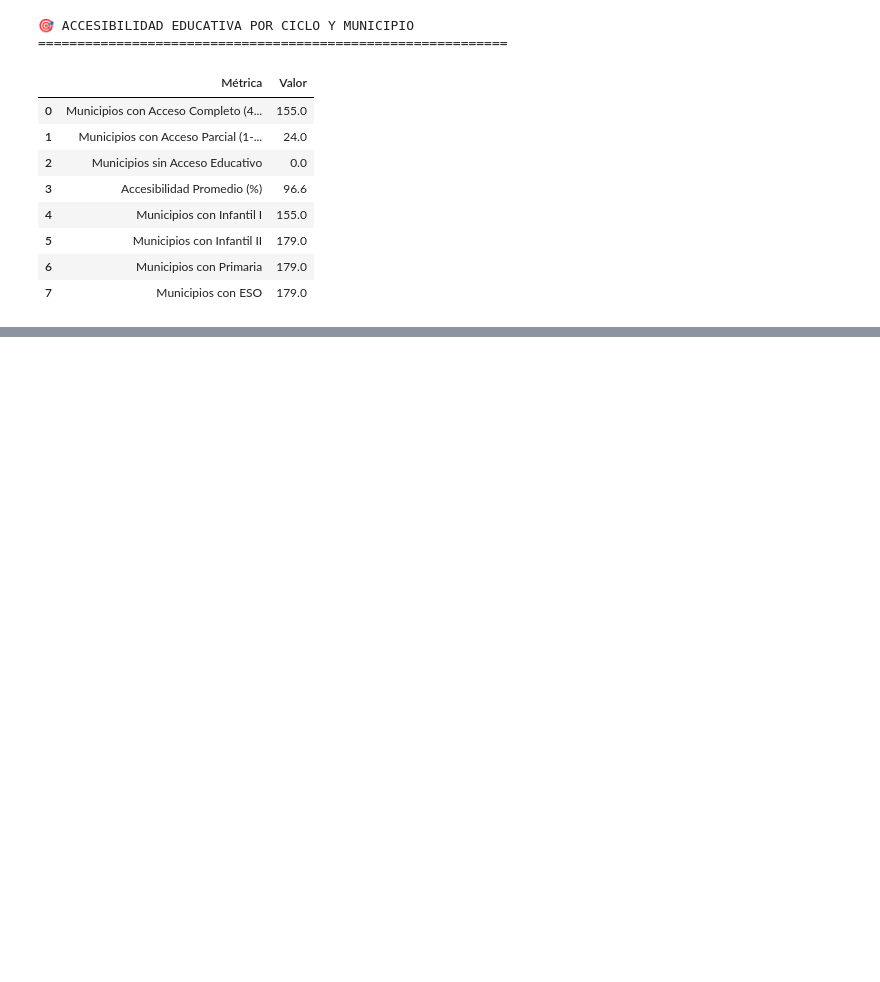
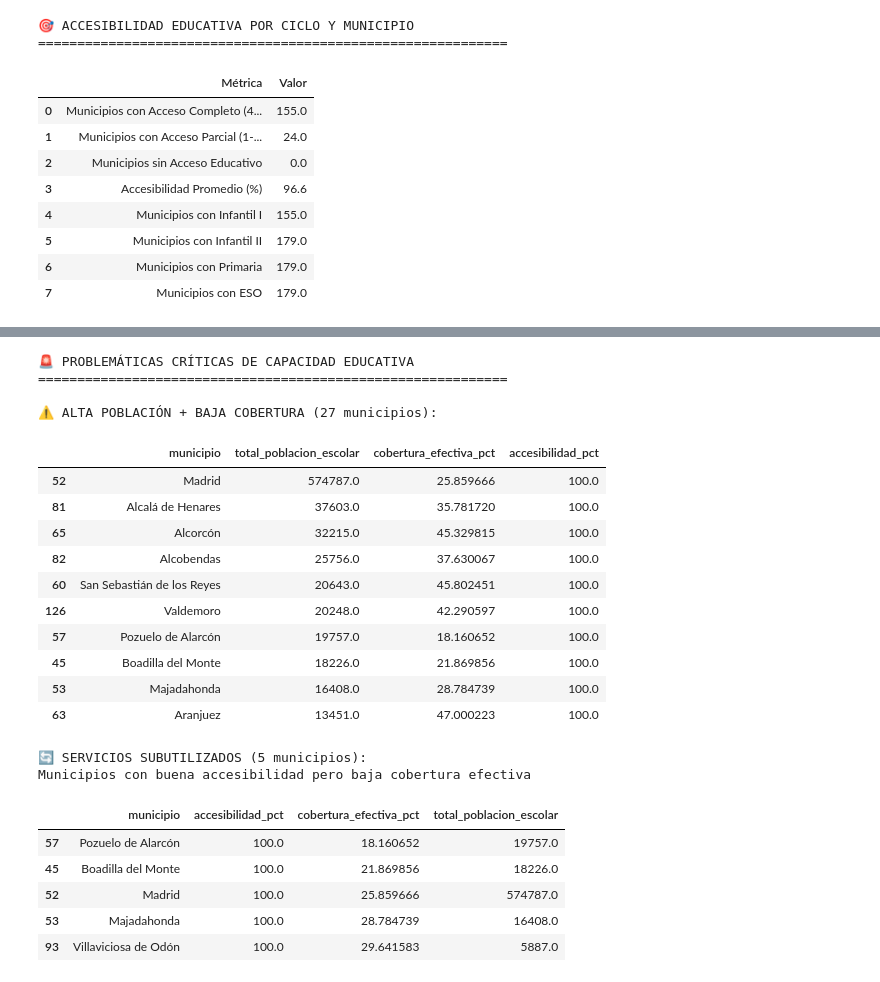
Before and after one commit to frankito24/FastAPIProject, a Jupyter notebook: notebooks/AnalisisEducacion.ipynb, the cells around one changed output, grey strips where cells are left out. Cells and saved outputs as stored; diff of their text form; code cells hidden in the pictures; blank space fills up the shorter version.

```diff
--- a/notebooks/AnalisisEducacion.ipynb
+++ b/notebooks/AnalisisEducacion.ipynb
@@ -890,0 +1164,67 @@ print("\n✅ ANÁLISIS DE ACCESIBILIDAD COMPLETADO")
+# %%
+# === IDENTIFICACIÓN DE PROBLEMÁTICAS CRÍTICAS ===
+print("🚨 PROBLEMÁTICAS CRÍTICAS DE CAPACIDAD EDUCATIVA")
+print("="*60)
+
+# 1. Municipios con alta población pero baja cobertura
+alta_poblacion_baja_cobertura = capacity_df[
+    (capacity_df['total_poblacion_escolar'] > capacity_df['total_poblacion_escolar'].quantile(0.75)) &
+    (capacity_df['cobertura_efectiva_pct'] < 50)
+].sort_values('total_poblacion_escolar', ascending=False)
+
+if not alta_poblacion_baja_cobertura.empty:
+    print(f"\n⚠️ ALTA POBLACIÓN + BAJA COBERTURA ({len(alta_poblacion_baja_cobertura)} municipios):")
+    display(alta_poblacion_baja_cobertura[['municipio', 'total_poblacion_escolar', 'cobertura_efectiva_pct', 'accesibilidad_pct']].head(10))
+
+# 2. Municipios con servicios disponibles pero baja utilización
+servicios_subutilizados = capacity_df[
+    (capacity_df['accesibilidad_pct'] >= 75) &
+    (capacity_df['cobertura_efectiva_pct'] < 30) &
+    (capacity_df['total_poblacion_escolar'] > 10)
+].sort_values('cobertura_efectiva_pct')
+
+if not servicios_subutilizados.empty:
+    print(f"\n🔄 SERVICIOS SUBUTILIZADOS ({len(servicios_subutilizados)} municipios):")
+    print("Municipios con buena accesibilidad pero baja cobertura efectiva")
+    display(servicios_subutilizados[['municipio', 'accesibilidad_pct', 'cobertura_efectiva_pct', 'total_poblacion_escolar']].head(10))
+
+# 3. Municipios con mayor demanda no atendida por ciclo - CORREGIDO
+print(f"\n🔥 MAYOR DEMANDA NO ATENDIDA POR CICLO:")
+for i, cycle in enumerate(cycles):
+    demanda_col = f'{cycle}_demanda_no_atendida'
+    if demanda_col in capacity_df.columns:
+        cycle_deficit = capacity_df[capacity_df[demanda_col] > 0].nlargest(5, demanda_col)
+        if not cycle_deficit.empty:
+            print(f"\n   • {cycle_names[i]}:")
+            for _, row in cycle_deficit.iterrows():
+                print(f"     - {row['municipio']}: {row[demanda_col]:.0f} niños sin atender")
+        else:
+            print(f"\n   • {cycle_names[i]}: No hay demanda no atendida registrada")
+    else:
+        print(f"\n   • {cycle_names[i]}: Datos no disponibles")
+
+print("\n✅ ANÁLISIS DE CAPACIDAD EDUCATIVA COMPLETADO")
+# %% [output]
+🚨 PROBLEMÁTICAS CRÍTICAS DE CAPACIDAD EDUCATIVA
+============================================================
+
+⚠️ ALTA POBLACIÓN + BAJA COBERTURA (27 municipios):
+|  | municipio | total_poblacion_escolar | cobertura_efectiva_pct | accesibilidad_pct |
+| 52 | Madrid | 574787.0 | 25.859666 | 100.0 |
+| 81 | Alcalá de Henares | 37603.0 | 35.781720 | 100.0 |
+| 65 | Alcorcón | 32215.0 | 45.329815 | 100.0 |
+| 82 | Alcobendas | 25756.0 | 37.630067 | 100.0 |
+| 60 | San Sebastián de los Reyes | 20643.0 | 45.802451 | 100.0 |
+| 126 | Valdemoro | 20248.0 | 42.290597 | 100.0 |
+| 57 | Pozuelo de Alarcón | 19757.0 | 18.160652 | 100.0 |
+| 45 | Boadilla del Monte | 18226.0 | 21.869856 | 100.0 |
+| 53 | Majadahonda | 16408.0 | 28.784739 | 100.0 |
+| 63 | Aranjuez | 13451.0 | 47.000223 | 100.0 |
+🔄 SERVICIOS SUBUTILIZADOS (5 municipios):
+Municipios con buena accesibilidad pero baja cobertura efectiva
+|  | municipio | accesibilidad_pct | cobertura_efectiva_pct | total_poblacion_escolar |
+| 57 | Pozuelo de Alarcón | 100.0 | 18.160652 | 19757.0 |
+| 45 | Boadilla del Monte | 100.0 | 21.869856 | 18226.0 |
+| 52 | Madrid | 100.0 | 25.859666 | 574787.0 |
+| 53 | Majadahonda | 100.0 | 28.784739 | 16408.0 |
+| 93 | Villaviciosa de Odón | 100.0 | 29.641583 | 5887.0 |
```
Also changed, not shown: parts of 14 cells of this notebook.
